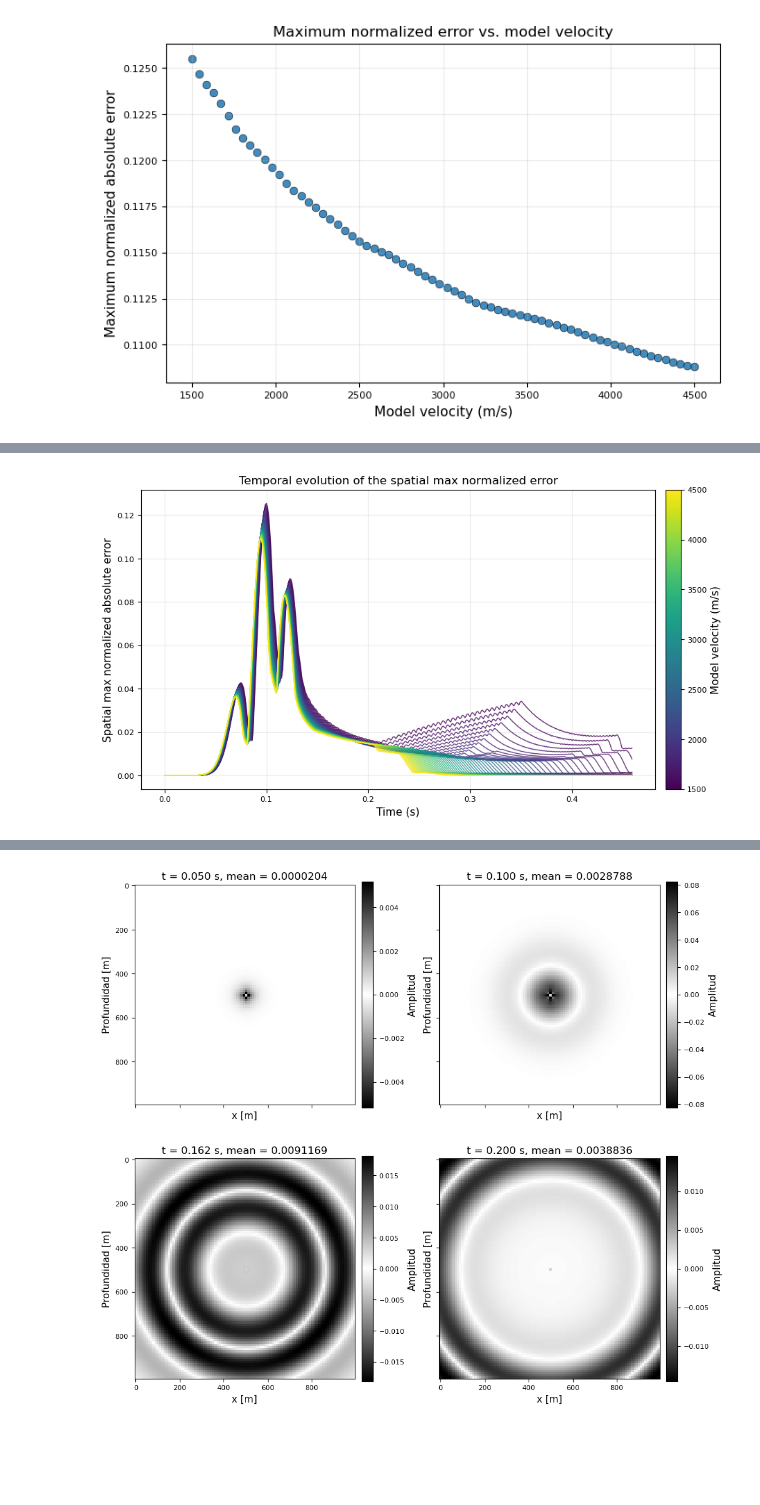
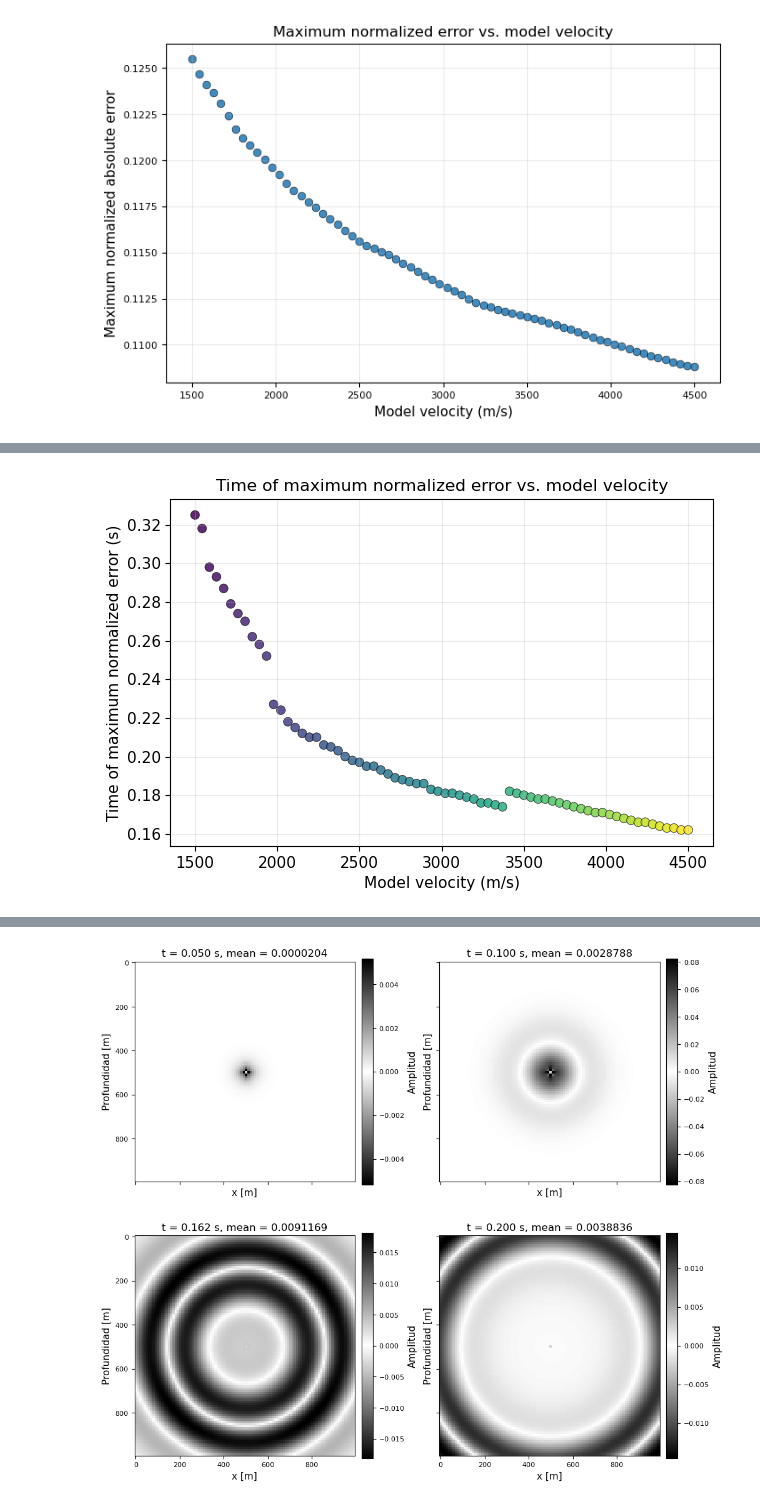
Before and after one commit to Konat23/DeepONet_AWP, a Jupyter notebook: src/01_Analytic/analytical_FD.ipynb, the cells around one changed output, grey strips where cells are left out. Saved outputs shown, nothing was run; the diff lists cells and outputs as text; code cells hidden in the pictures; blank space fills up the shorter version.

Commit message:
mean max error per frame

```diff
--- a/src/01_Analytic/analytical_FD.ipynb
+++ b/src/01_Analytic/analytical_FD.ipynb
@@ -502,44 +499,23 @@ plt.close(fig)
-# %%
-from matplotlib.colors import Normalize
-from matplotlib.cm import ScalarMappable
-
-tiempos = np.arange(trazas_error_maximo.shape[1]) * 0.001
-cmap = plt.get_cmap("viridis")
-norm = Normalize(vmin=np.min(velocidades), vmax=np.max(velocidades))
-
-fig, ax = plt.subplots(figsize=(9, 5), constrained_layout=True)
-
-for velocidad, traza in zip(velocidades, trazas_error_maximo):
-    ax.plot(
-        tiempos,
-        traza,
-        color=cmap(norm(velocidad)),
-        linewidth=1,
-        alpha=0.8,
-    )
-
-
-
-ax.set_xlabel("Time (s)")
-ax.set_ylabel("Spatial max normalized absolute error")
-ax.set_title("Temporal evolution of the spatial max normalized error")
-ax.grid(True, alpha=0.25)
-
-cbar = fig.colorbar(
-    ScalarMappable(norm=norm, cmap=cmap),
-    ax=ax,
-    pad=0.02,
-)
-cbar.set_label("Model velocity (m/s)")
-
-output_dir.mkdir(parents=True, exist_ok=True)
-fig.savefig(
-    output_dir / "mean_normalized_error_vs_time.png",
-    dpi=300,
-    bbox_inches="tight",
-)
-
-plt.show()
-plt.close(fig)
-# %% [output]
-[figure, removed]
+# %%
+# Donde ocurre el error maximo en el tiempo para cada modelo
+tiempo_max_error = np.nanargmax(trazas_error_medio, axis=1)
+
+plt.figure(figsize=(7, 4.5))
+scatter = plt.scatter(
+    velocidades,
+    tiempo_max_error * 0.001,
+    c=velocidades,
+    cmap="viridis",
+    s=40,
+    edgecolors="black",
+    linewidths=0.4,
+    alpha=0.85,
+)
+
+plt.xlabel("Model velocity (m/s)")
+plt.ylabel("Time of maximum normalized error (s)")
+plt.title("Time of maximum normalized error vs. model velocity")
+plt.grid(True, alpha=0.25)
+plt.show()
+# %% [output]
+[figure, added]
```
Also changed, not shown: parts of 8 cells of this notebook.
